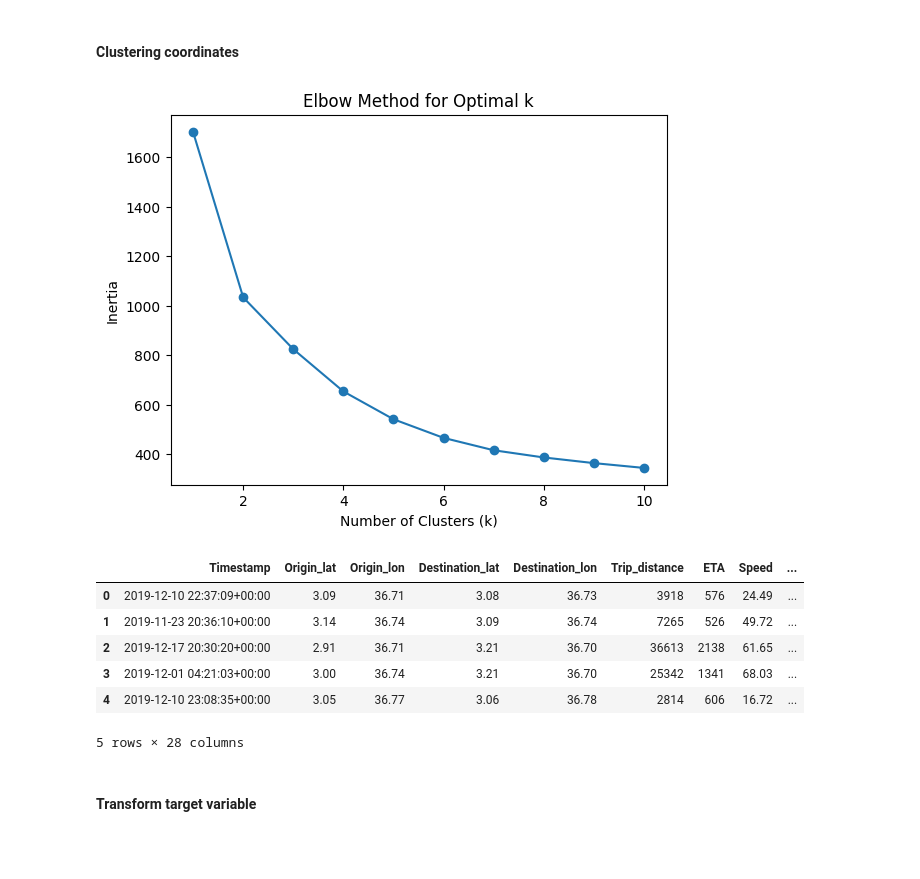
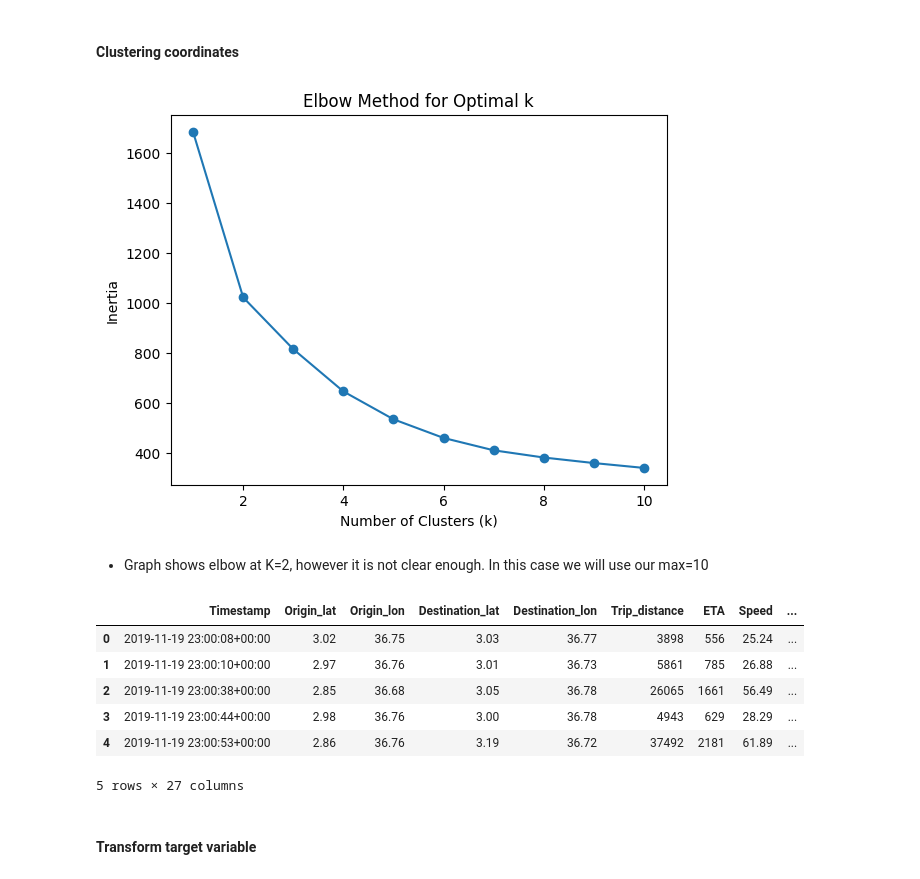
Before and after one commit to Azie88/Estimated-Time-of-Arrival-ETA-Prediction, a Jupyter notebook: Project_notebook.ipynb, the cells around one changed output. Drawn from its saved outputs; the diff is of its cells as text; code cells hidden in the pictures; blank space fills up the shorter version.

```diff
--- a/Project_notebook.ipynb
+++ b/Project_notebook.ipynb
@@ -455,6 +463,6 @@ def remove_outliers(data, columns, threshold=1.5):
     return data_no_outliers
 # %%
 numeric_columns = ['ETA', 'Speed', 'Trip_distance']
-no_outliers = remove_outliers(training_merged, numeric_columns)
-no_outliers = no_outliers.reset_index(drop=True)
+training_merged = remove_outliers(training_merged, numeric_columns)
+training_merged = training_merged.reset_index(drop=True)
 # %%
@@ -508,4 +516,7 @@ no_outliers.duplicated().sum()
 # %% [output]
 157
+# %%
+training_merged = training_merged.set_index('Timestamp')
+training_merged.sort_index(ascending=True, inplace=True)
 # %%
 # show all occurences of duplicated rows
@@ -527,3 +539,3 @@ no_outliers[no_outliers.duplicated(keep=False)]
 # %%
 # Drop duplicates
-no_outliers.drop_duplicates(inplace = True)
+training_merged.drop_duplicates(inplace = True)
@@ -550,0 +542,3 @@ memory usage: 14.5+ MB
+# %%
+training_merged = training_merged.reset_index()
+training_merged.head()
@@ -551,23 +553,27 @@ memory usage: 14.5+ MB
 # %% [markdown]
 #### Clustering coordinates
 # %%
-coords = no_outliers[['Origin_lat'	,'Origin_lon'	,'Destination_lat'	,'Destination_lon']]
+# Elbow method to find best k clusters
+
+coords = training_merged[['Origin_lat'	,'Origin_lon'	,'Destination_lat'	,'Destination_lon']]
 
 # Assuming data is your feature matrix
 inertias = []
 for k in range(1, 11):
     kmeans = KMeans(n_clusters=k, random_state=42)
     kmeans.fit(coords)
     inertias.append(kmeans.inertia_)
 
 # Plotting the Elbow Method
 plt.plot(range(1, 11), inertias, marker='o')
 plt.xlabel('Number of Clusters (k)')
 plt.ylabel('Inertia')
 plt.title('Elbow Method for Optimal k')
 plt.show()
 # %% [output]
-[figure, old version]
+[figure, new version]
+# %% [markdown]
+- Graph shows elbow at K=2, however it is not clear enough. In this case we will use our max=10
 # %%
 #trip clustering
 kmean=KMeans(n_clusters=10,random_state= 0)
@@ -576,13 +582,13 @@ no_outliers["cluster_id"]=kmean.fit_predict(coords)
 # %%
-no_outliers.head()
+training_merged.head()
 # %% [output]
 |  | Timestamp | Origin_lat | Origin_lon | Destination_lat | Destination_lon | Trip_distance | ETA | Speed | ... |
-| 0 | 2019-12-10 22:37:09+00:00 | 3.09 | 36.71 | 3.08 | 36.73 | 3918 | 576 | 24.49 | ... |
-| 1 | 2019-11-23 20:36:10+00:00 | 3.14 | 36.74 | 3.09 | 36.74 | 7265 | 526 | 49.72 | ... |
-| 2 | 2019-12-17 20:30:20+00:00 | 2.91 | 36.71 | 3.21 | 36.70 | 36613 | 2138 | 61.65 | ... |
-| 3 | 2019-12-01 04:21:03+00:00 | 3.00 | 36.74 | 3.21 | 36.70 | 25342 | 1341 | 68.03 | ... |
-| 4 | 2019-12-10 23:08:35+00:00 | 3.05 | 36.77 | 3.06 | 36.78 | 2814 | 606 | 16.72 | ... |
+| 0 | 2019-11-19 23:00:08+00:00 | 3.02 | 36.75 | 3.03 | 36.77 | 3898 | 556 | 25.24 | ... |
+| 1 | 2019-11-19 23:00:10+00:00 | 2.97 | 36.76 | 3.01 | 36.73 | 5861 | 785 | 26.88 | ... |
+| 2 | 2019-11-19 23:00:38+00:00 | 2.85 | 36.68 | 3.05 | 36.78 | 26065 | 1661 | 56.49 | ... |
+| 3 | 2019-11-19 23:00:44+00:00 | 2.98 | 36.76 | 3.00 | 36.78 | 4943 | 629 | 28.29 | ... |
+| 4 | 2019-11-19 23:00:53+00:00 | 2.86 | 36.76 | 3.19 | 36.72 | 37492 | 2181 | 61.89 | ... |
-5 rows × 28 columns
+5 rows × 27 columns
 # %% [markdown]
 #### Transform target variable
 # %%
```
Also changed, not shown: parts of 92 cells of this notebook.
